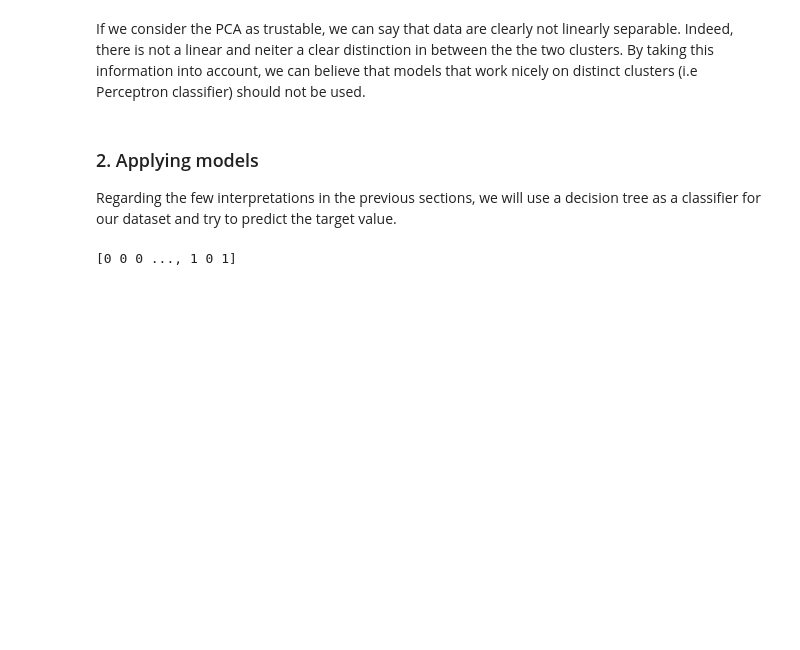
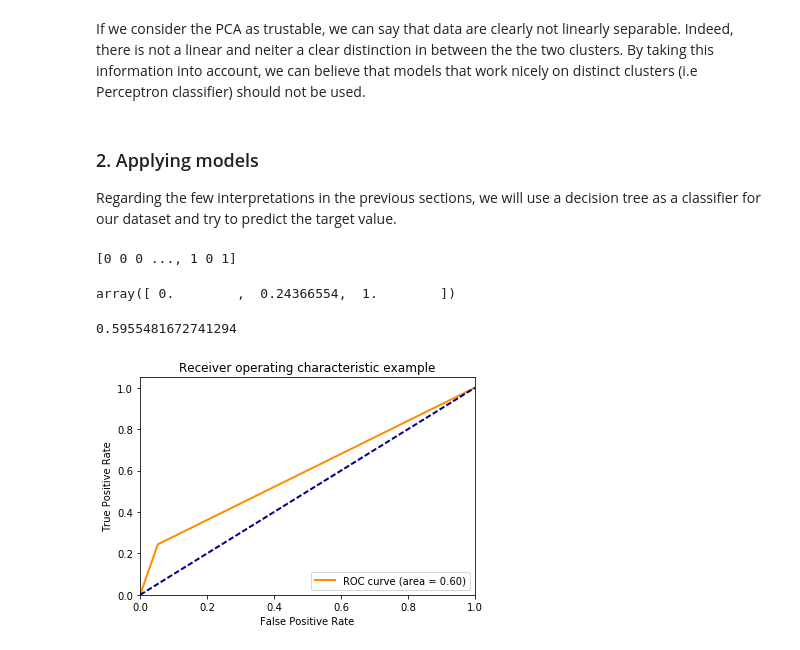
Before and after one commit to AlexisDrch/DataMining-project, a Jupyter notebook: DataMining-fullproject.ipynb, the cells around one changed output. Saved outputs shown, nothing was run; the diff lists cells and outputs as text; code cells hidden in the pictures; blank space fills up the shorter version.

```diff
--- a/DataMining-fullproject.ipynb
+++ b/DataMining-fullproject.ipynb
@@ -94,3 +97,37 @@ y_pred = clf.predict(Xtest)
 print(y_pred)
 # %% [output]
 [0 0 0 ..., 1 0 1]
+# %%
+#Using the prediction fit to predict the train set:
+clf.fit(Xtest,y_pred)
+test_pred = clf.predict(Xtrain)
+# %%
+fpr = dict()
+tpr = dict()
+roc_auc = dict()
+fpr, tpr, _ = roc_curve(test_pred, ytrain)
+roc_curve(test_pred, ytrain)
+fpr
+tpr
+# %% [output]
+array([ 0.        ,  0.24366554,  1.        ])
+# %%
+roc_auc = auc(fpr, tpr)
+roc_auc
+# %% [output]
+0.5955481672741294
+# %%
+plt.figure()
+lw = 2
+plt.plot(fpr, tpr, color='darkorange',
+         lw=lw, label='ROC curve (area = %0.2f)' % roc_auc)
+plt.plot([0, 1], [0, 1], color='navy', lw=lw, linestyle='--')
+plt.xlim([0.0, 1.0])
+plt.ylim([0.0, 1.05])
+plt.xlabel('False Positive Rate')
+plt.ylabel('True Positive Rate')
+plt.title('Receiver operating characteristic example')
+plt.legend(loc="lower right")
+plt.show()
+# %% [output]
+[figure, added]
```
Also changed, not shown: parts of 1 cell of this notebook, 1 other file.
